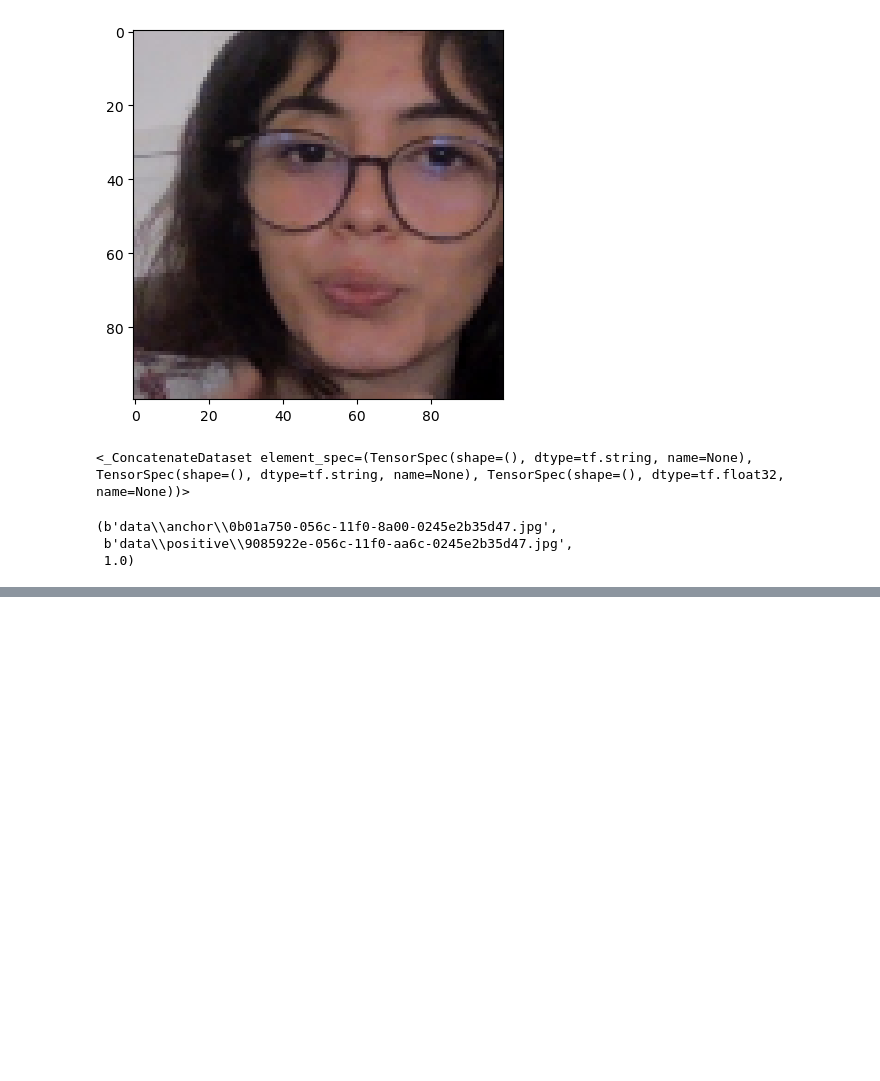
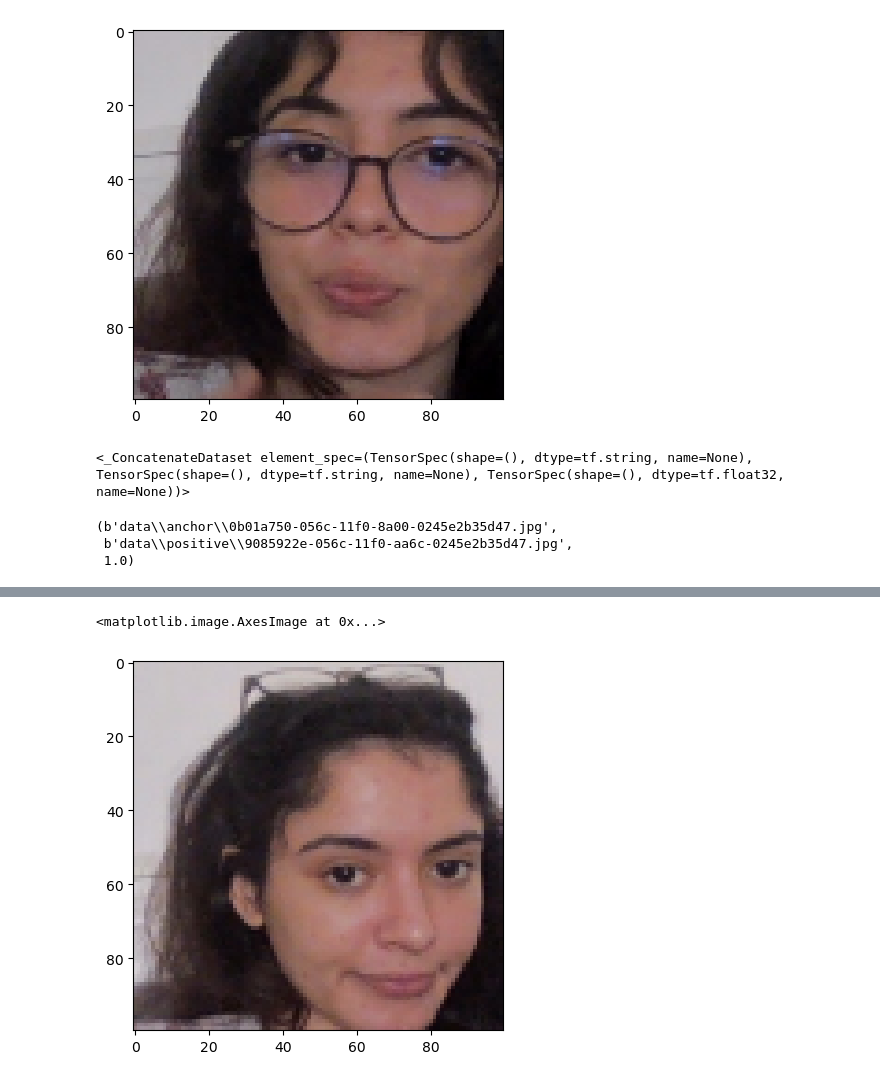
Before and after one commit to sajaa45/Facial-Verification-with-a-Siamese-Network, a Jupyter notebook: facial verification.ipynb, the cells around one changed output, grey strips where cells are left out. Cells and saved outputs as stored; diff of their text form; code cells hidden in the pictures; blank space fills up the shorter version.

```diff
--- a/facial verification.ipynb
+++ b/facial verification.ipynb
@@ -160,0 +183,5 @@ exampple
+# %%
+plt.imshow(samp[0])
+# %% [output]
+<matplotlib.image.AxesImage at 0x...>
+[figure, added]
```
Also changed, not shown: parts of 12 cells of this notebook.
